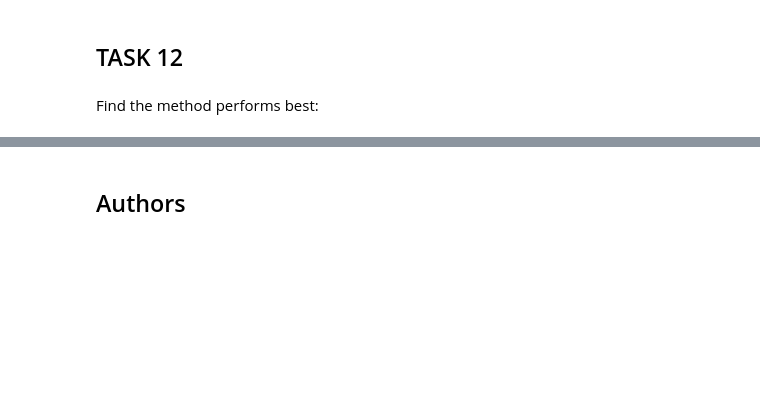
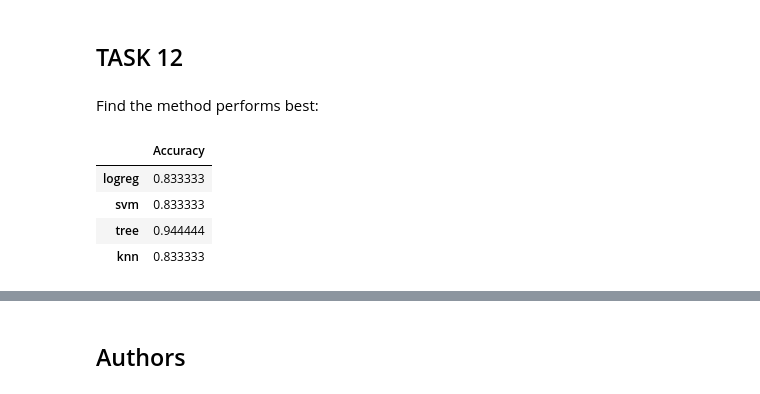
Before and after one commit to edvdjr/spacex-launch-analysis, a Jupyter notebook: 8-Prediction.ipynb, the cells around one changed output, grey strips where cells are left out. Drawn from its saved outputs; the diff is of its cells as text; code cells hidden in the pictures; blank space fills up the shorter version.

```diff
--- a/8-Prediction.ipynb
+++ b/8-Prediction.ipynb
@@ -280,7 +250,8 @@ accuracy: 0.8482142857142856
 # %% [markdown]
 Calculate the accuracy on the test data using the method <code>score</code>:
 # %%
-svm_cv.score(X_test, Y_test)
+acc_dict['svm'] = svm_cv.score(X_test, Y_test)
+print(acc_dict['svm'])
 # %% [output]
 0.8333333333333334
 # %% [markdown]
@@ -381,3 +336,12 @@ plot_confusion_matrix(Y_test, yhat)
 ## TASK  12
 # %% [markdown]
 Find the method performs best:
+# %%
+acc_df = pd.DataFrame.from_dict(acc_dict, orient='index', columns=['Accuracy'])
+acc_df
+# %% [output]
+|  | Accuracy |
+| logreg | 0.833333 |
+| svm | 0.833333 |
+| tree | 0.944444 |
+| knn | 0.833333 |
```
Also changed, not shown: parts of 18 cells of this notebook.
